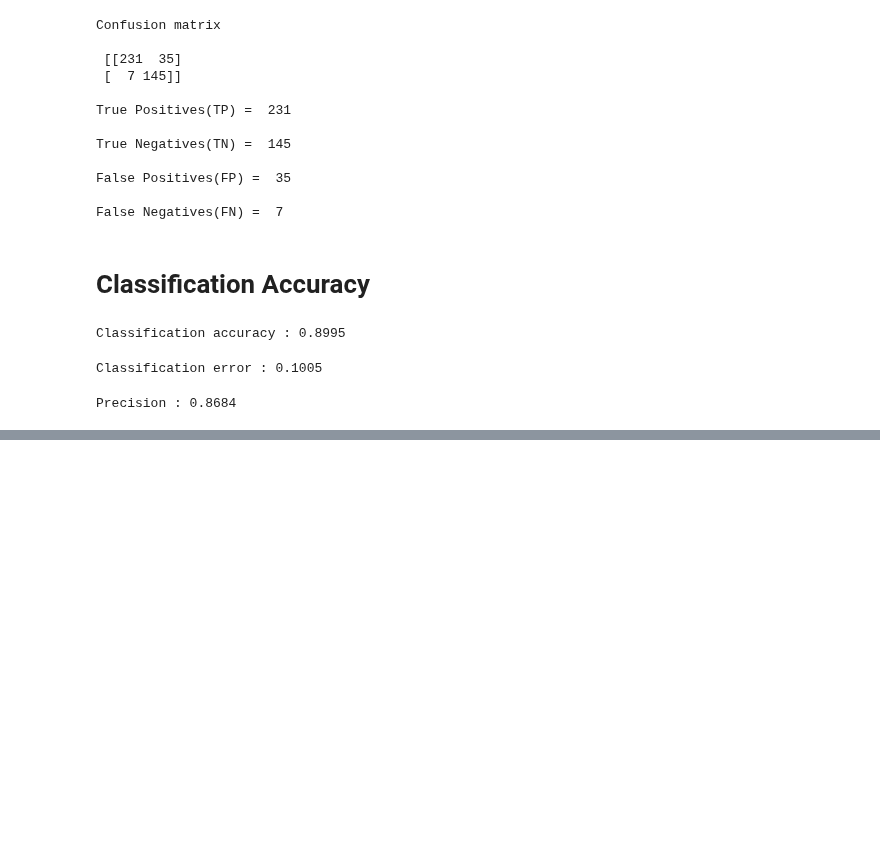
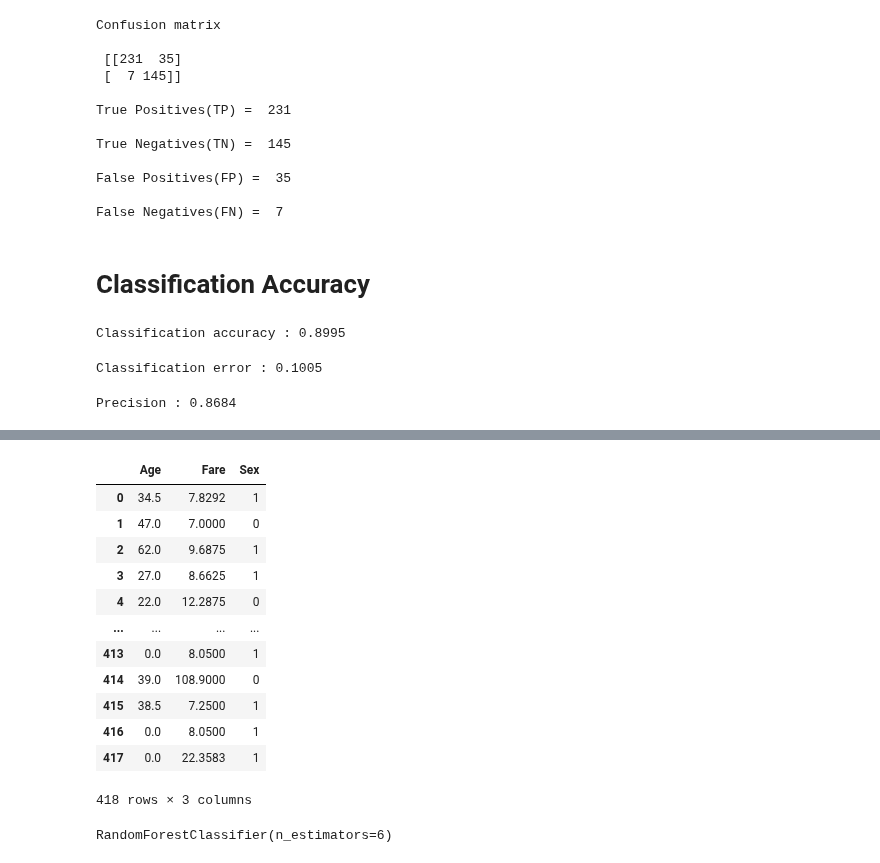
Before and after one commit to Ajhie1987/Python_Train, a Jupyter notebook: Final_Assign.ipynb, the cells around one changed output, grey strips where cells are left out. Drawn from its saved outputs; the diff is of its cells as text; code cells hidden in the pictures; blank space fills up the shorter version.

```diff
--- a/Final_Assign.ipynb
+++ b/Final_Assign.ipynb
@@ -338,0 +373,26 @@ Precision : 0.8684
+# %%
+df_train_fiturRF = train_fitur[['Age','Fare','Sex']]
+df_train_fiturRF
+
+df_test_fiturRF = test_fitur[['Age','Fare','Sex']]
+
+df_test_fiturRF
+# %% [output]
+|  | Age | Fare | Sex |
+| 0 | 34.5 | 7.8292 | 1 |
+| 1 | 47.0 | 7.0000 | 0 |
+| 2 | 62.0 | 9.6875 | 1 |
+| 3 | 27.0 | 8.6625 | 1 |
+| 4 | 22.0 | 12.2875 | 0 |
+| ... | ... | ... | ... |
+| 413 | 0.0 | 8.0500 | 1 |
+| 414 | 39.0 | 108.9000 | 0 |
+| 415 | 38.5 | 7.2500 | 1 |
+| 416 | 0.0 | 8.0500 | 1 |
+| 417 | 0.0 | 22.3583 | 1 |
+418 rows × 3 columns
+# %%
+model_RF = RandomForestClassifier(n_estimators=6)
+model_RF.fit(df_train_fiturRF, train_target)
+# %% [output]
+RandomForestClassifier(n_estimators=6)
```
Also changed, not shown: parts of 15 cells of this notebook.
